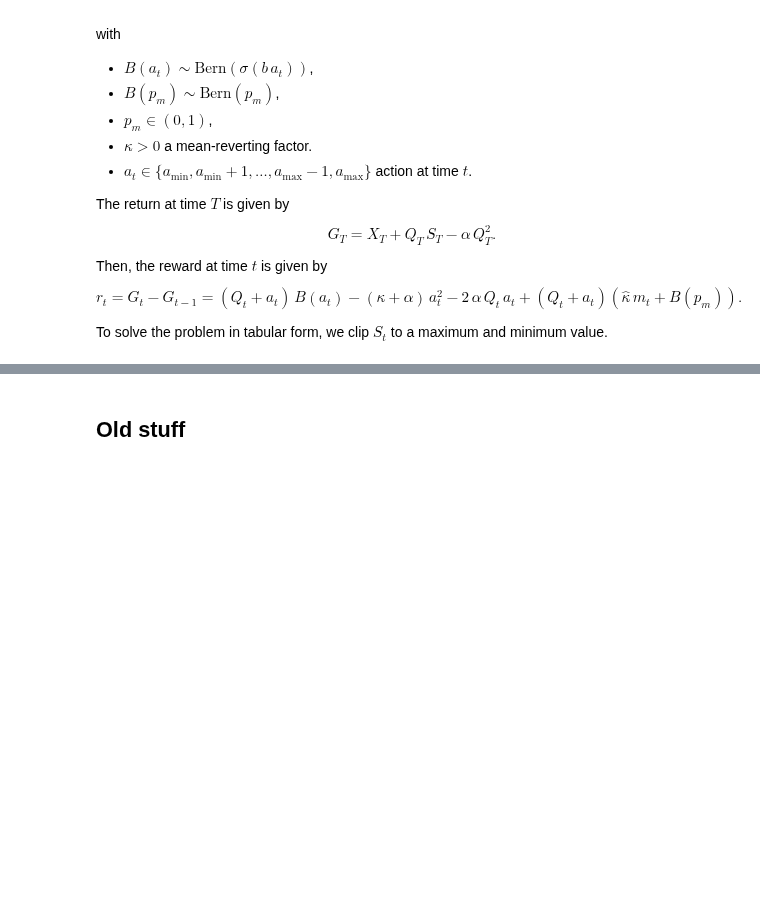
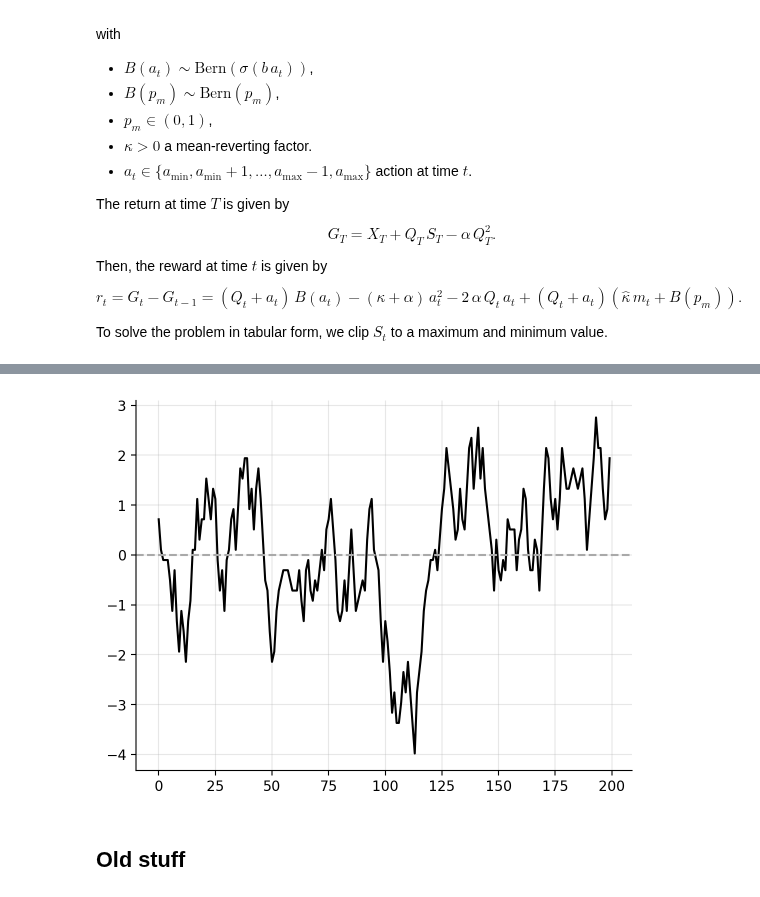
Before and after one commit to sapienzaio/online-ml-finance, a Jupyter notebook: 06-reinforcement-learning/price-impact-signal.ipynb, the cells around one changed output, grey strips where cells are left out. Drawn from its saved outputs; the diff is of its cells as text; code cells hidden in the pictures; blank space fills up the shorter version.

Commit message:
feat-06: price-impact-signal

```diff
--- a/06-reinforcement-learning/price-impact-signal.ipynb
+++ b/06-reinforcement-learning/price-impact-signal.ipynb
@@ -134,3 +73,42 @@ plt.grid(alpha=0.3)
+# %%
+mid_ix = 25
+ix_next = 21
+# %%
+@njit
+def signal_step_ix(ix, ix_mid, force_signal, reversion_factor, n_bins_signal):
+    up_down = 2 * np.random.uniform() - 1
+    ix_jump_signal = round(force_signal * up_down)
+
+    reversion = round(reversion_factor * (ix_mid - ix))
+    ix_reversion = np.sign(reversion) * np.random.randint(0, np.abs(displacement) + 1)
+
+    ix_next = clip(ix + ix_reversion + ix_jump_signal, 0, n_bins_signal - 1)
+    return ix_next
+# %%
+@njit
+def discretize(x, bins):
+    ix_next = np.digitize(x, bins, right=True)
+    return bins[ix_next]
+
+
+force_signal = 5
+reversion_factor = 0.2
+
+signal = bins_signal[25]
+nsteps = 200
+signal_series = np.zeros(nsteps)
+
+ix_next = 25
+for n in range(nsteps):
+    ix_next = signal_step_ix(ix_next, mid_ix, force_signal, reversion_factor, n_bins_signal)
+    signal = bins_signal[ix_next]
+    signal_series[n] = signal
+
+plt.plot(signal_series, c="black")
+plt.axhline(y=0, c="darkgray", linestyle="--")
+plt.grid(alpha=0.3)
+# %% [output]
+[figure, added]
 # %% [markdown]
 ## Old stuff
 # %%
```
Also changed, not shown: parts of 4 cells of this notebook.
